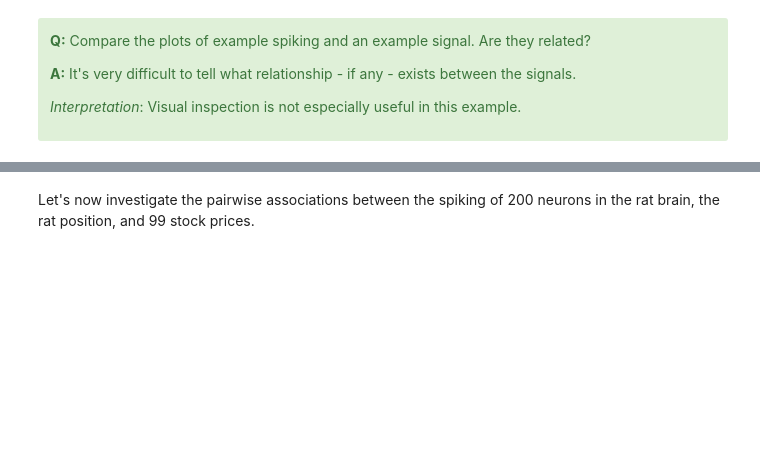
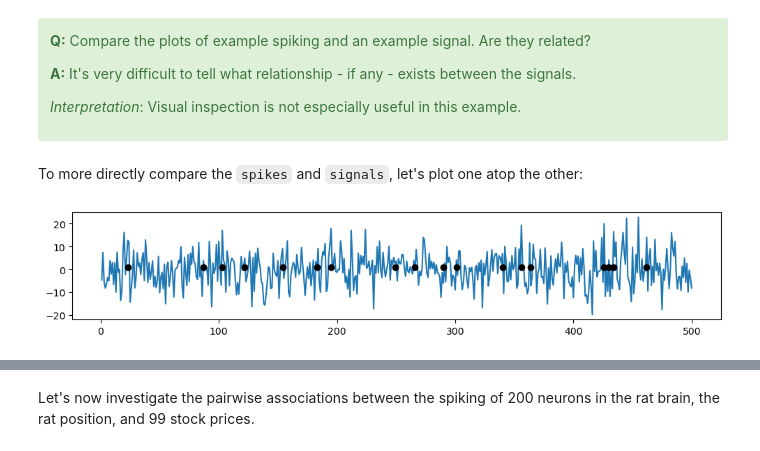
Before and after one commit to Mark-Kramer/METER-Units, a Jupyter notebook: METER_Exploratory.ipynb, the cells around one changed output, grey strips where cells are left out. Cells and saved outputs as stored; diff of their text form; code cells hidden in the pictures; blank space fills up the shorter version.

```diff
--- a/METER_Exploratory.ipynb
+++ b/METER_Exploratory.ipynb
@@ -122,3 +127,11 @@ plt.plot(t, signals[:,0]);
 
 
 </div>
+# %% [markdown]
+To more directly compare the `spikes` and `signals`, let's plot one atop the other:
+# %%
+plt.figure(figsize=(12, 2))
+plt.plot(t, signals[:,0]);        # Plot the first signal.
+plot_spike_train(t, spikes[:,0])  # Plot the first spike train.
+# %% [output]
+[figure, added]
```
Also changed, not shown: parts of 46 cells of this notebook, 3 other files.
